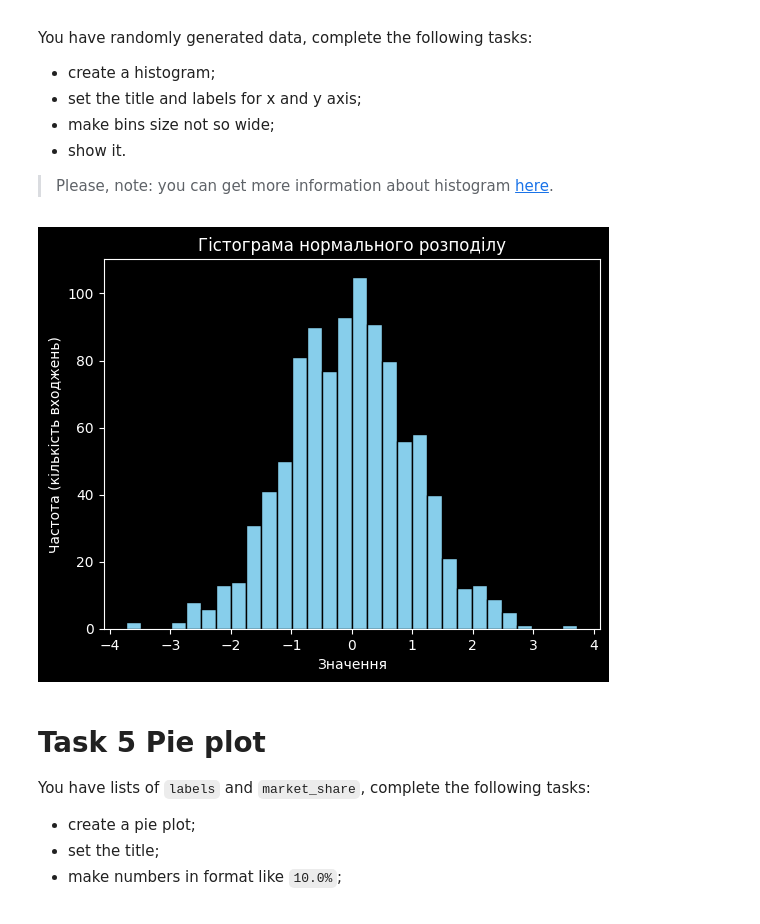
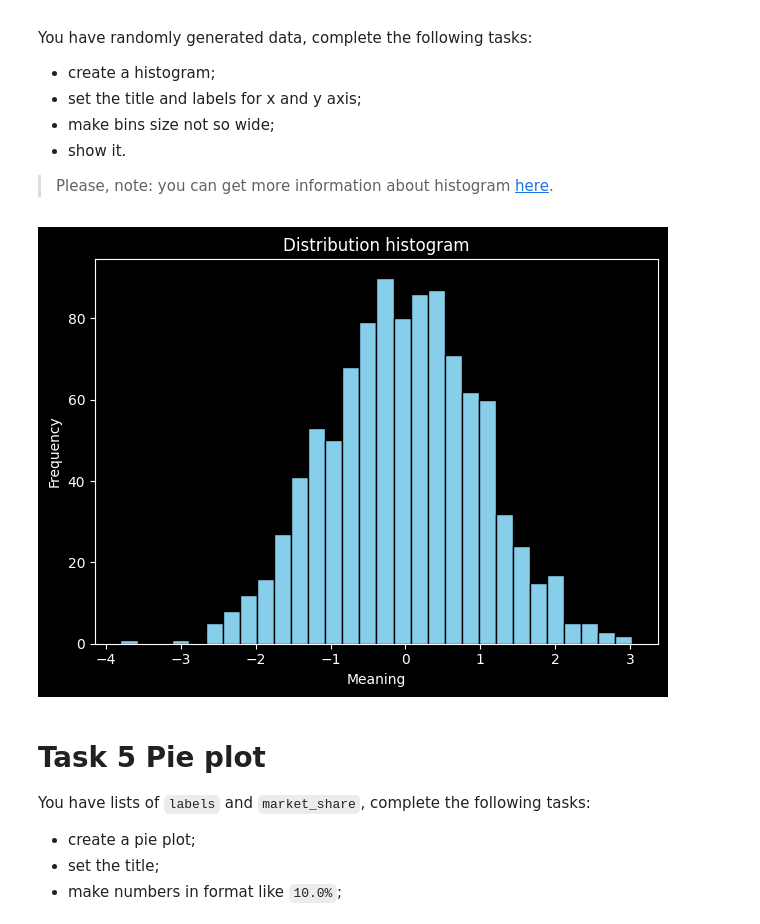
Before and after one commit to SerhiiChumak/py-matplotlib, a Jupyter notebook: app/matplotlib.ipynb, the cells around one changed output. Saved outputs shown, nothing was run; the diff lists cells and outputs as text; code cells hidden in the pictures.

```diff
--- a/app/matplotlib.ipynb
+++ b/app/matplotlib.ipynb
@@ -103,14 +92,14 @@ You have randomly generated data, complete the following tasks:
 # %%
 data = np.random.normal(0, 1, 1000)
 
-# write your code here
 plt.hist(data, bins=30, color='skyblue', edgecolor='black')
-plt.title('Гістограма нормального розподілу')
-plt.xlabel('Значення')
-plt.ylabel('Частота (кількість входжень)')
+plt.title('Distribution histogram')
+plt.xlabel('Meaning')
+plt.ylabel('Frequency')
+plt.tight_layout()
 plt.show()
 # %% [output]
-[figure, old version]
+[figure, new version]
 # %% [markdown]
 # Task 5 Pie plot
 
```
Also changed, not shown: parts of 7 cells of this notebook.
